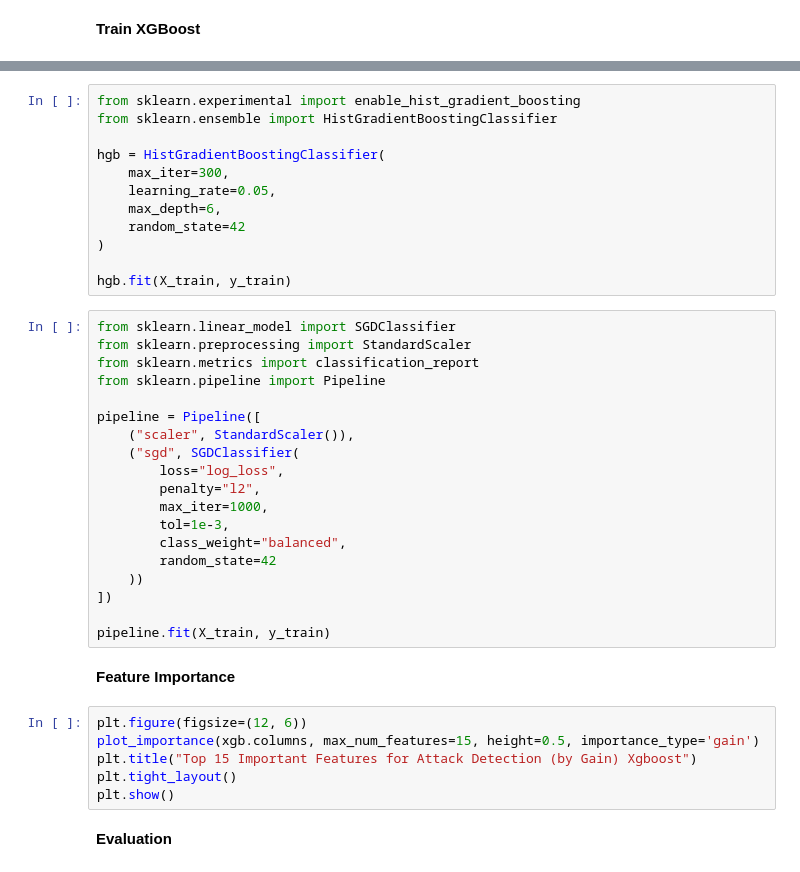
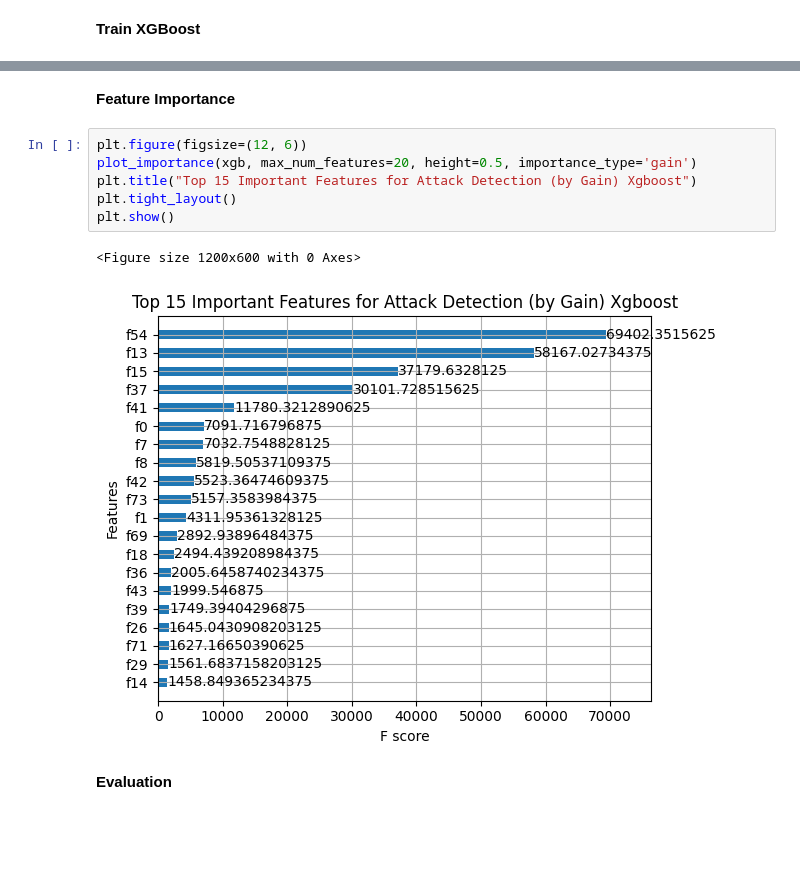
Before and after one commit to ARAVINTH342006/ImageGallery, a Jupyter notebook: WebAttackDetecter.ipynb, the cells around one changed output, grey strips where cells are left out. Saved outputs shown, nothing was run; the diff lists cells and outputs as text; blank space fills up the shorter version.

```diff
--- a/WebAttackDetecter.ipynb
+++ b/WebAttackDetecter.ipynb
@@ -102,42 +128,14 @@ cat_model.fit(X_train, y_train)
-# %%
-from sklearn.experimental import enable_hist_gradient_boosting
-from sklearn.ensemble import HistGradientBoostingClassifier
-
-hgb = HistGradientBoostingClassifier(
-    max_iter=300,
-    learning_rate=0.05,
-    max_depth=6,
-    random_state=42
-)
-
-hgb.fit(X_train, y_train)
-# %%
-from sklearn.linear_model import SGDClassifier
-from sklearn.preprocessing import StandardScaler
-from sklearn.metrics import classification_report
-from sklearn.pipeline import Pipeline
-
-pipeline = Pipeline([
-    ("scaler", StandardScaler()),
-    ("sgd", SGDClassifier(
-        loss="log_loss",
-        penalty="l2",
-        max_iter=1000,
-        tol=1e-3,
-        class_weight="balanced",
-        random_state=42
-    ))
-])
-
-pipeline.fit(X_train, y_train)
 # %% [markdown]
 **Feature Importance**
 # %%
 plt.figure(figsize=(12, 6))
-plot_importance(xgb.columns, max_num_features=15, height=0.5, importance_type='gain')
+plot_importance(xgb, max_num_features=20, height=0.5, importance_type='gain')
 plt.title("Top 15 Important Features for Attack Detection (by Gain) Xgboost")
 plt.tight_layout()
 plt.show()
+# %% [output]
+<Figure size 1200x600 with 0 Axes>
+[figure, added]
 # %% [markdown]
 **Evaluation**
 # %%
```
Also changed, not shown: parts of 28 cells of this notebook.
